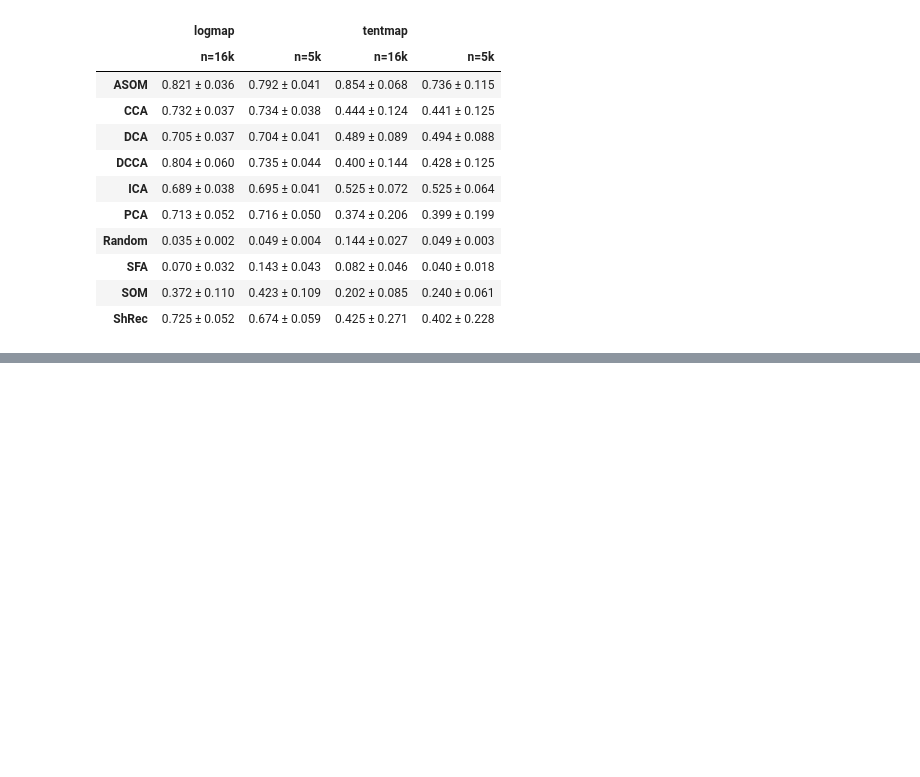
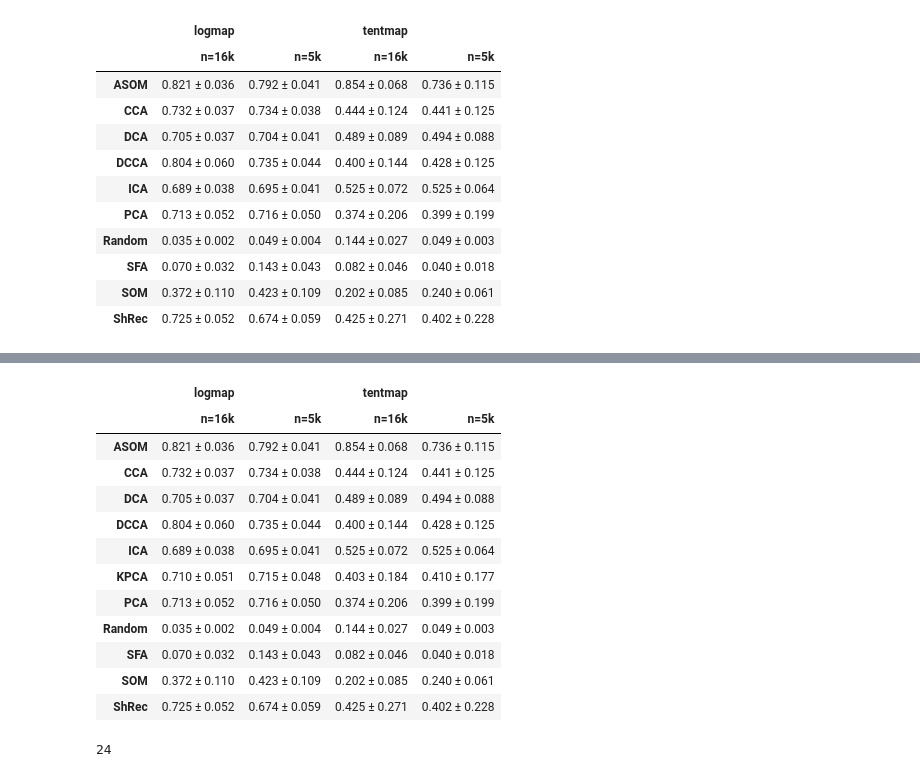
Before and after one commit to phrenico/maco_commondriver, a Jupyter notebook: scripts/notebooks/asom_comparison.ipynb, the cells around one changed output, grey strips where cells are left out. Cells and saved outputs as stored; diff of their text form; code cells hidden in the pictures; blank space fills up the shorter version.

```diff
--- a/scripts/notebooks/asom_comparison.ipynb
+++ b/scripts/notebooks/asom_comparison.ipynb
@@ -483,0 +685,58 @@ mdf.to_latex('./median_mad.tex',
+# %%
+# define index as method, dataset and length
+mdf = means.set_index(['dataset','length', 'method'], inplace=False).sort_values(by=['dataset', 'length', 'method'],
+                                                                                 ascending=True)
+# round values to 2 decimal places
+mdf = mdf.round(3)
+
+def merge(row):
+    return f'{row["median"]:.3f} ± {row["mad"]:.3f}'
+
+# merge the median and mad two columns with +- sign as str
+mdf['performance'] = mdf.apply(merge, axis=1)
+mdf.drop(columns=['median', 'mad'], inplace=True)
+
+# transpose
+mdf = mdf.unstack(level=[0, 1])
+# drop the performance level in index
+mdf = mdf.T.droplevel(0).T
+
+# change the names in the header long --> n=16k, short --> n=5k on the 2nd level
+# get the level order and change the names in the list, then set the new names
+col_list = mdf.columns.levels[1].to_list()
+# replace the names
+repl_dict = {'long': 'n=16k', 'short': 'n=5k'}
+new_col_list = [repl_dict[col] for col in col_list]
+mdf.columns = mdf.columns.set_levels(new_col_list, level=1)
+
+# clear the name of levels
+# mdf.columns.names = [None, None]
+mdf.index.names = [None]
+mdf.columns.names = [None, None]
+display(mdf)
+
+
+# Generate a LaTeX table median +- mad
+mdf.to_latex('./median_mad_updated.tex',
+             bold_rows=True,
+             float_format="%.2f",
+             escape=False)
+# %% [output]
+|  | logmap |  | tentmap |  |
+|  | n=16k | n=5k | n=16k | n=5k |
+| ASOM | 0.821 ± 0.036 | 0.792 ± 0.041 | 0.854 ± 0.068 | 0.736 ± 0.115 |
+| CCA | 0.732 ± 0.037 | 0.734 ± 0.038 | 0.444 ± 0.124 | 0.441 ± 0.125 |
+| DCA | 0.705 ± 0.037 | 0.704 ± 0.041 | 0.489 ± 0.089 | 0.494 ± 0.088 |
+| DCCA | 0.804 ± 0.060 | 0.735 ± 0.044 | 0.400 ± 0.144 | 0.428 ± 0.125 |
+| ICA | 0.689 ± 0.038 | 0.695 ± 0.041 | 0.525 ± 0.072 | 0.525 ± 0.064 |
+| KPCA | 0.710 ± 0.051 | 0.715 ± 0.048 | 0.403 ± 0.184 | 0.410 ± 0.177 |
+| PCA | 0.713 ± 0.052 | 0.716 ± 0.050 | 0.374 ± 0.206 | 0.399 ± 0.199 |
+| Random | 0.035 ± 0.002 | 0.049 ± 0.004 | 0.144 ± 0.027 | 0.049 ± 0.003 |
+| SFA | 0.070 ± 0.032 | 0.143 ± 0.043 | 0.082 ± 0.046 | 0.040 ± 0.018 |
+| SOM | 0.372 ± 0.110 | 0.423 ± 0.109 | 0.202 ± 0.085 | 0.240 ± 0.061 |
+| ShRec | 0.725 ± 0.052 | 0.674 ± 0.059 | 0.425 ± 0.271 | 0.402 ± 0.228 |
+# %%
+import os
+os.cpu_count()
+# %% [output]
+24
```
Also changed, not shown: parts of 6 cells of this notebook, 29 other files.
